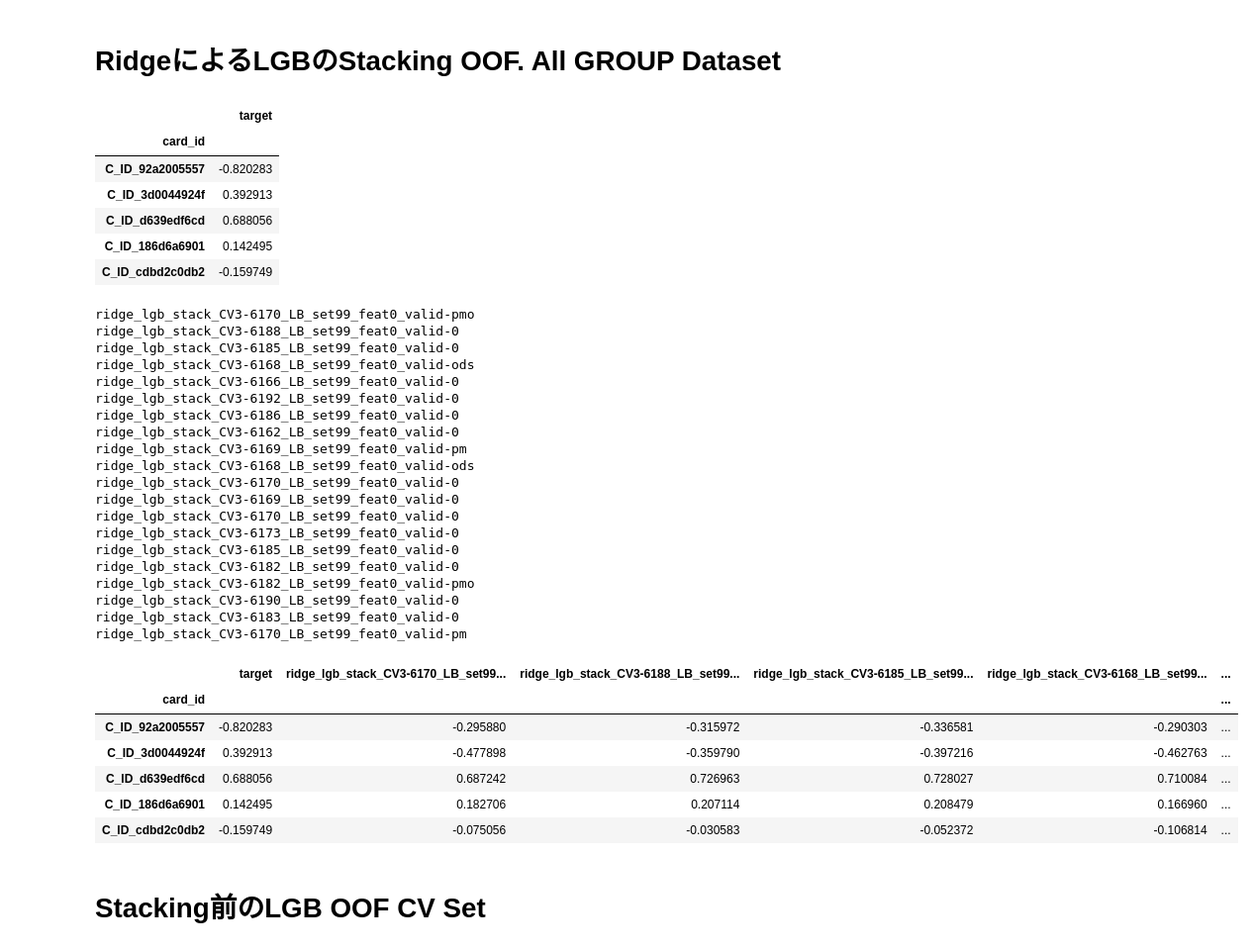
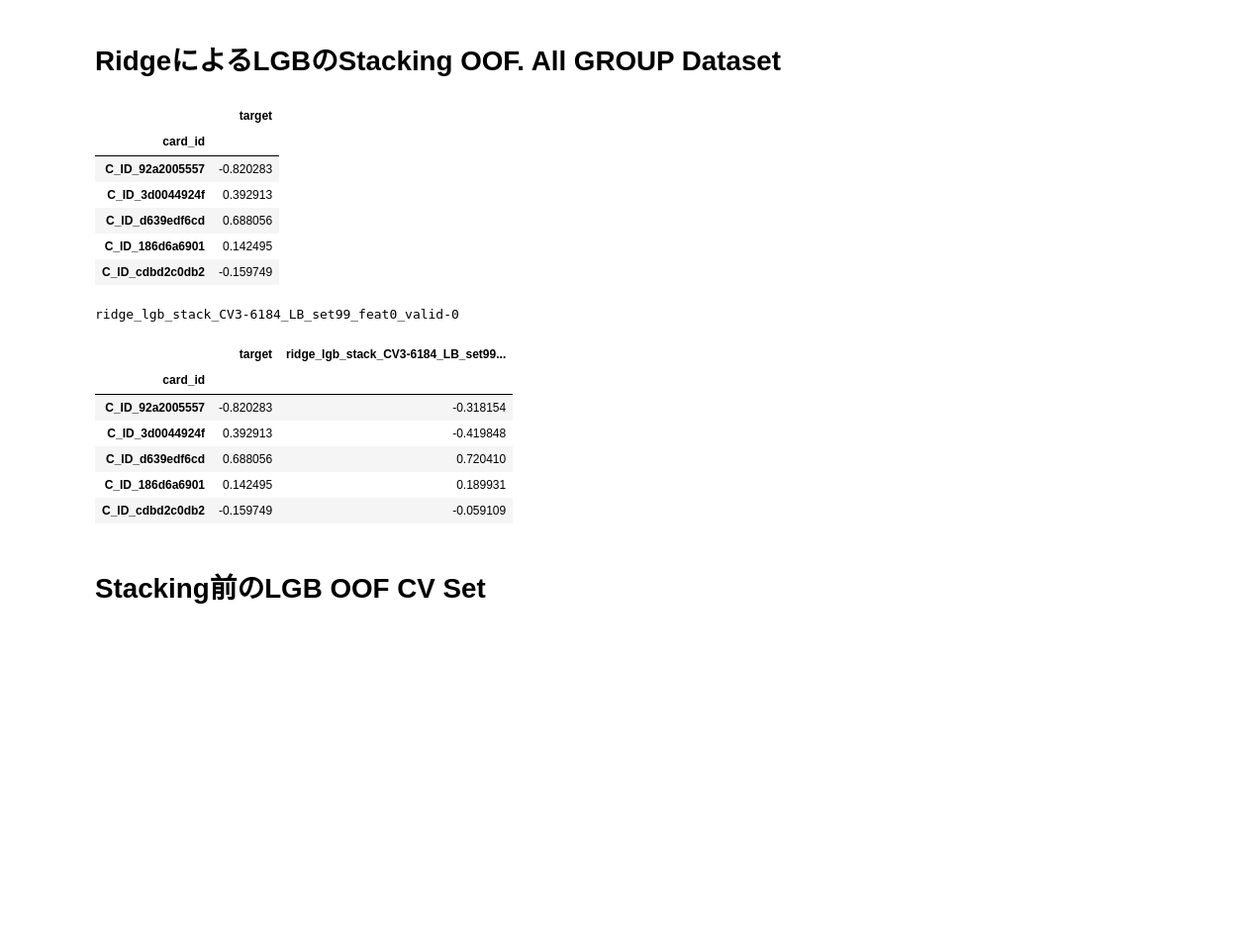
Before and after one commit to Chestnut1999/Elo-Recommendation-23place, a Jupyter notebook: jpy/600_elo_team_oof_cv_share.ipynb, the cells around one changed output. Shown at 99% size. Cells and saved outputs as stored; diff of their text form; code cells hidden in the pictures; blank space fills up the shorter version.

```diff
--- a/jpy/600_elo_team_oof_cv_share.ipynb
+++ b/jpy/600_elo_team_oof_cv_share.ipynb
@@ -62,6 +62,7 @@ base = utils.read_df_pkl('../input/base_term*0*')[[key, target]].set_index(key)
 display(base.head())
 
 rm_out_list = glob.glob('../ensemble/rm_outlier_ensemble/*lgb*199710*.gz')
+rm_out_list = glob.glob('../ensemble/rm_outlier_ensemble/tmp/*lgb*.gz')
 
 for path in rm_out_list:
     filename = re.search(r'/([^/.]*).gz', path.replace('.', '-')).group(1)
@@ -116,7 +117,7 @@ for path in rm_out_list:
 
     print(col_name)
     base[col_name] = tmp[pred_col]
-utils.to_pkl_gzip(obj=base.reset_index(), path=f'../kaggle_oof_set/0219_go_OOF_CV_Without_Outlier_GROUP_Single_LGB_{len(base.columns)-1}set.csv')
+utils.to_pkl_gzip(obj=base.reset_index(), path=f'../kaggle_0221_OOF/0221_go_OOF_LB3662_Without_Outlier_GROUP_Single_LGB_{len(base.columns)-1}set.csv')
 # base.to_csv(f'../kaggle_oof_set/0219_go_OOF_CV_Without_Outlier_GROUP_Single_LGB_{len(base.columns)-1}set.csv')
 base.head()
 # %% [output]
@@ -162,7 +151,7 @@ base = utils.read_df_pkl('../input/base_term*0*')[[key, target]].set_index(key)
 display(base.head())
 
 # rm_out_list = glob.glob('../stack/*ridge*rm_out*.gz')
-rm_out_list = ['../stack/0215_083_stack_ridge_set-rm_out_lgb20_NN0_other0_OUT0_CV1.5464357357745486_LB.gz']
+rm_out_list = ['../stack/dir_level2/0215_083_stack_ridge_set-rm_out_lgb20_NN0_other0_OUT0_CV1.5464357357745486_LB.gz']
 
 for path in rm_out_list:
     filename = re.search(r'/([^/.]*).gz', path.replace('.', '-')).group(1)
@@ -217,7 +206,7 @@ for path in rm_out_list:
 
     print(col_name)
     base[col_name] = tmp[pred_col]
-utils.to_pkl_gzip(obj=base.reset_index(), path=f'../kaggle_oof_set/0219_go_OOF_CV_Without_Outlier_GROUP_Ridge_Stack_Some_LGB_{len(base.columns)-1}set.csv')
+# utils.to_pkl_gzip(obj=base.reset_index(), path=f'../kaggle_oof_set/0219_go_OOF_CV_Without_Outlier_GROUP_Ridge_Stack_Some_LGB_{len(base.columns)-1}set.csv')
 # base.to_csv(f'../kaggle_oof_set/0219_go_OOF_CV_Without_Outlier_GROUP_Ridge_Stack_Some_LGB_{len(base.columns)-1}set.csv')
 base.head()
 # %% [output]
@@ -245,8 +234,8 @@ ridge_lgb_stack_CV1-5464_LB_set99_feat0_valid-0
 base = utils.read_df_pkl('../input/base_term*0*')[[key, target]].set_index(key)
 display(base.head())
 
-# oof_path_list = glob.glob('../ensemble/good_submit_ensemble/*.gz')
-oof_path_list = glob.glob('../stack/*ridge*set-all*.gz')
+oof_path_list = glob.glob('../model/LB3664_set/*ridge*.gz')
+# oof_path_list = glob.glob('../stack/*ridge*set-all*.gz')
 
 for path in oof_path_list:
     filename = re.search(r'/([^/.]*).gz', path.replace('.', '-')).group(1)
@@ -280,61 +269,42 @@ for path in oof_path_list:
         tmp = tmp[[key, 'pred_mean']].set_index(key)
         pred_col = 'pred_mean'
     else:
         tmp = tmp[[key, 'prediction']].set_index(key)
         pred_col = 'prediction'
 
     if filename.count('huber'):
         col_name = f'CV{cv[:6]}_LB{lb}_set{eset}_feat{feat_num}_valid-{valid_type}_obj-huber'
     elif filename.count('fair'):
         col_name = f'CV{cv[:6]}_LB{lb}_set{eset}_feat{feat_num}_valid-{valid_type}_obj-fair'
     elif filename.count('mape'):
         col_name = f'CV{cv[:6]}_LB{lb}_set{eset}_feat{feat_num}_valid-{valid_type}_obj-mape'
     else:
         col_name = f'CV{cv[:6]}_LB{lb}_set{eset}_feat{feat_num}_valid-{valid_type}'
 
     if filename.count('ridge'):
         col_name = f'ridge_lgb_stack_{col_name}'
 
     print(col_name)
     base[col_name] = tmp[pred_col]
-utils.to_pkl_gzip(obj=base.reset_index(), path=f'../kaggle_oof_set/0219_go_OOF_CV_Ridge_Stack_Some_LGB_{len(base.columns)-1}set.csv')
+# utils.to_pkl_gzip(obj=base.reset_index(), path=f'../kaggle_oof_set/0219_go_OOF_CV_Ridge_Stack_Some_LGB_{len(base.columns)-1}set.csv')
 # base.to_csv(f'../kaggle_oof_set/0219_go_OOF_CV_Ridge_Stack_Some_LGB_{len(base.columns)-1}set.csv')
 base.head()
 # %% [output]
 |  | target |
 | card_id |  |
 | C_ID_92a2005557 | -0.820283 |
 | C_ID_3d0044924f | 0.392913 |
 | C_ID_d639edf6cd | 0.688056 |
 | C_ID_186d6a6901 | 0.142495 |
 | C_ID_cdbd2c0db2 | -0.159749 |
-ridge_lgb_stack_CV3-6170_LB_set99_feat0_valid-pmo
-ridge_lgb_stack_CV3-6188_LB_set99_feat0_valid-0
-ridge_lgb_stack_CV3-6185_LB_set99_feat0_valid-0
-ridge_lgb_stack_CV3-6168_LB_set99_feat0_valid-ods
-ridge_lgb_stack_CV3-6166_LB_set99_feat0_valid-0
-ridge_lgb_stack_CV3-6192_LB_set99_feat0_valid-0
-ridge_lgb_stack_CV3-6186_LB_set99_feat0_valid-0
-ridge_lgb_stack_CV3-6162_LB_set99_feat0_valid-0
-ridge_lgb_stack_CV3-6169_LB_set99_feat0_valid-pm
-ridge_lgb_stack_CV3-6168_LB_set99_feat0_valid-ods
-ridge_lgb_stack_CV3-6170_LB_set99_feat0_valid-0
-ridge_lgb_stack_CV3-6169_LB_set99_feat0_valid-0
-ridge_lgb_stack_CV3-6170_LB_set99_feat0_valid-0
-ridge_lgb_stack_CV3-6173_LB_set99_feat0_valid-0
-ridge_lgb_stack_CV3-6185_LB_set99_feat0_valid-0
-ridge_lgb_stack_CV3-6182_LB_set99_feat0_valid-0
-ridge_lgb_stack_CV3-6182_LB_set99_feat0_valid-pmo
-ridge_lgb_stack_CV3-6190_LB_set99_feat0_valid-0
-ridge_lgb_stack_CV3-6183_LB_set99_feat0_valid-0
-ridge_lgb_stack_CV3-6170_LB_set99_feat0_valid-pm
+ridge_lgb_stack_CV3-6184_LB_set99_feat0_valid-0
-|  | target | ridge_lgb_stack_CV3-6170_LB_set99... | ridge_lgb_stack_CV3-6188_LB_set99... | ridge_lgb_stack_CV3-6185_LB_set99... | ridge_lgb_stack_CV3-6168_LB_set99... | ... |
-| card_id |  |  |  |  |  | ... |
-| C_ID_92a2005557 | -0.820283 | -0.295880 | -0.315972 | -0.336581 | -0.290303 | ... |
-| C_ID_3d0044924f | 0.392913 | -0.477898 | -0.359790 | -0.397216 | -0.462763 | ... |
-| C_ID_d639edf6cd | 0.688056 | 0.687242 | 0.726963 | 0.728027 | 0.710084 | ... |
-| C_ID_186d6a6901 | 0.142495 | 0.182706 | 0.207114 | 0.208479 | 0.166960 | ... |
-| C_ID_cdbd2c0db2 | -0.159749 | -0.075056 | -0.030583 | -0.052372 | -0.106814 | ... |
+|  | target | ridge_lgb_stack_CV3-6184_LB_set99... |
+| card_id |  |  |
+| C_ID_92a2005557 | -0.820283 | -0.318154 |
+| C_ID_3d0044924f | 0.392913 | -0.419848 |
+| C_ID_d639edf6cd | 0.688056 | 0.720410 |
+| C_ID_186d6a6901 | 0.142495 | 0.189931 |
+| C_ID_cdbd2c0db2 | -0.159749 | -0.059109 |
 # %% [markdown]
 # Stacking前のLGB OOF CV Set
 # %%
```
Also changed, not shown: parts of 2 cells of this notebook, 7 other files.
